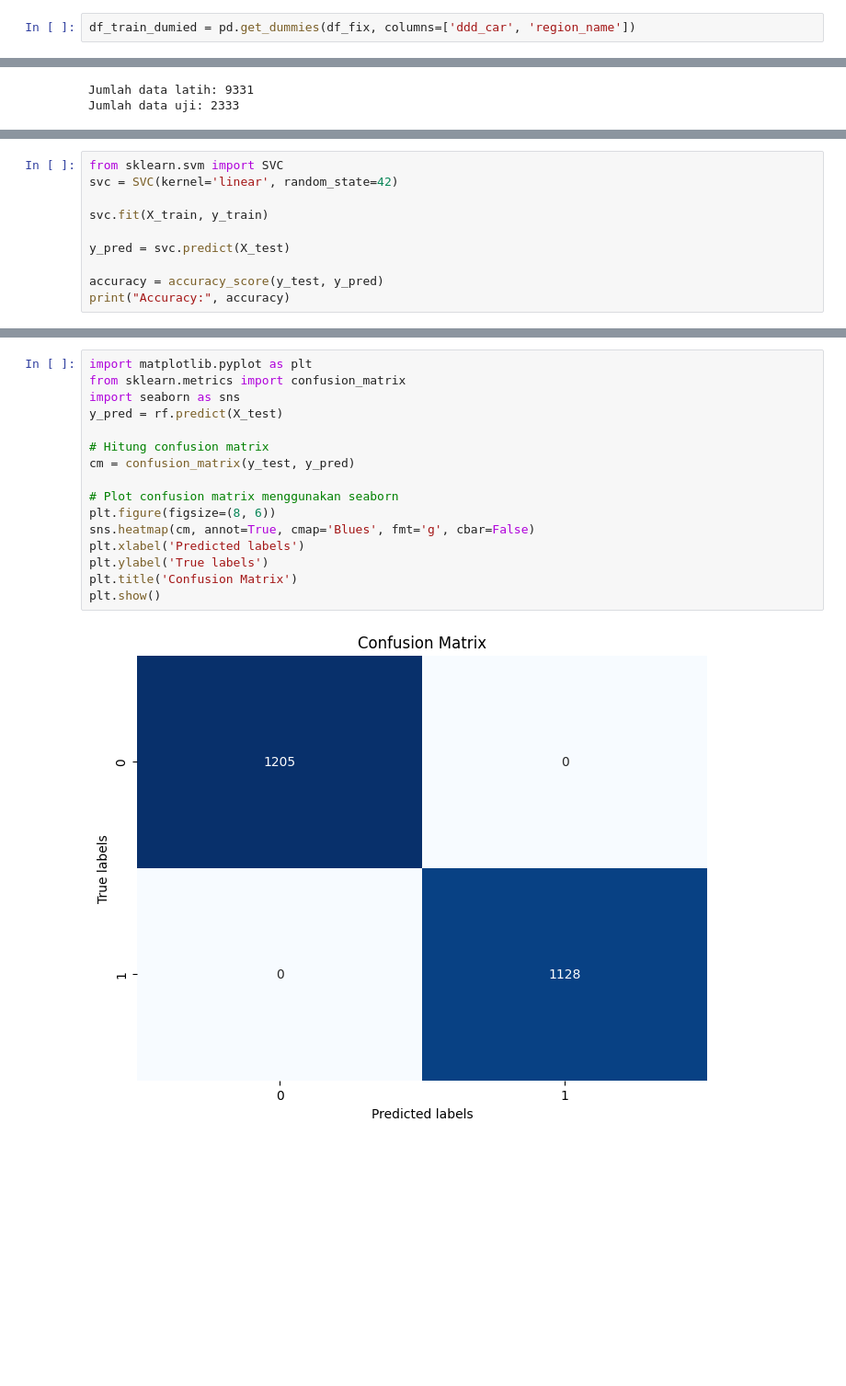
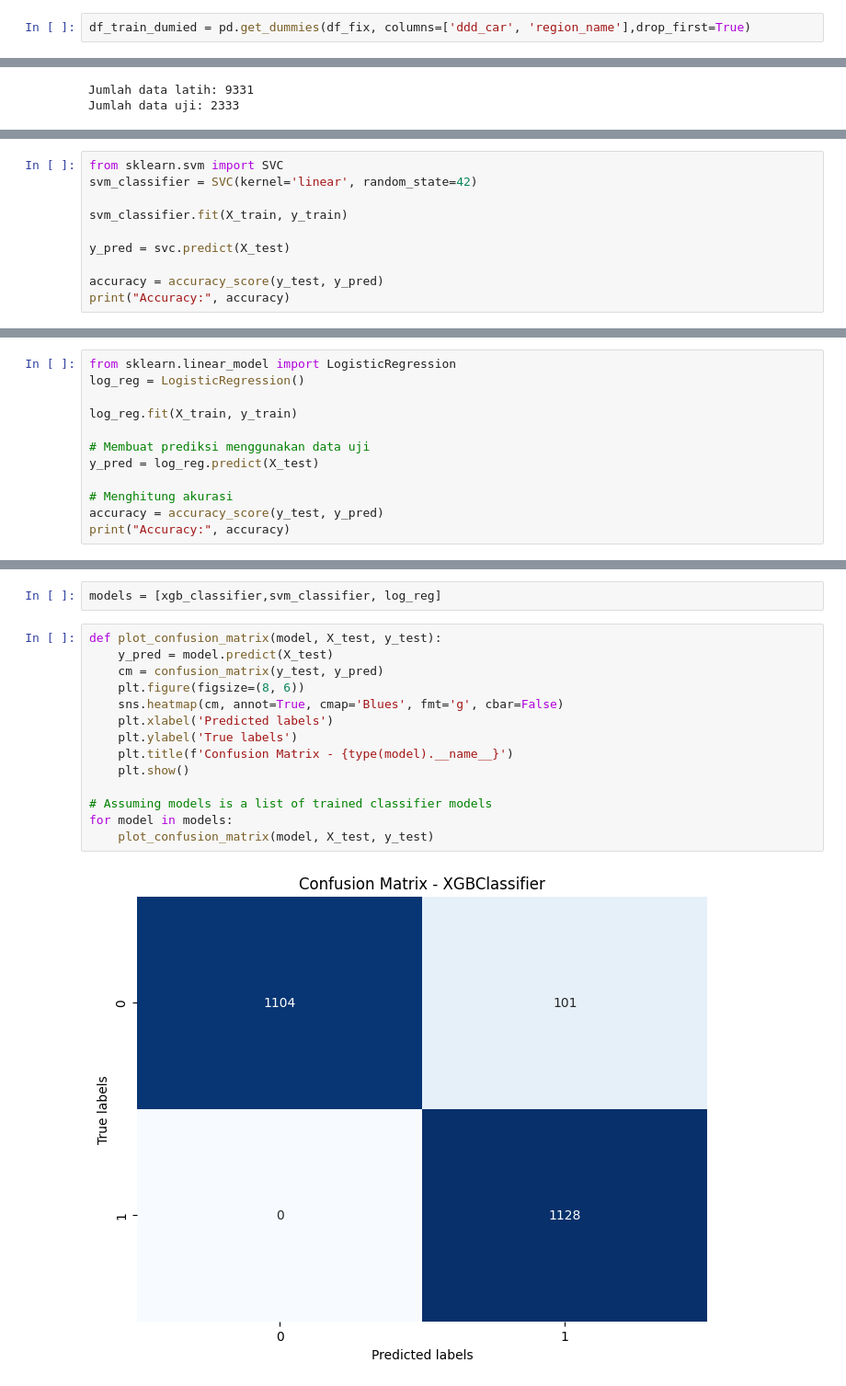
Before and after one commit to Fadhil-hi/Intern-BCC-2024, a Jupyter notebook: Code/models/Model_klasifikasi/model_klasifikasi.ipynb, the cells around one changed output, grey strips where cells are left out. Shown at 92% size. Drawn from its saved outputs; the diff is of its cells as text; blank space fills up the shorter version.

```diff
--- a/Code/models/Model_klasifikasi/model_klasifikasi.ipynb
+++ b/Code/models/Model_klasifikasi/model_klasifikasi.ipynb
@@ -49,5 +51,5 @@ df_target = df_fix['flood']
 # %%
-df_train_dumied = pd.get_dummies(df_fix, columns=['ddd_car', 'region_name'])
+df_train_dumied = pd.get_dummies(df_fix, columns=['ddd_car', 'region_name'],drop_first=True)
 # %%
 df_train_dumied.dtypes
 # %% [output]
@@ -123,8 +115,8 @@ Accuracy: 1.0
 # %%
 from sklearn.svm import SVC
-svc = SVC(kernel='linear', random_state=42)
+svm_classifier = SVC(kernel='linear', random_state=42)
 
-svc.fit(X_train, y_train)
+svm_classifier.fit(X_train, y_train)
 
 y_pred = svc.predict(X_test)
 
@@ -134,0 +127,12 @@ Accuracy: 1.0
+# %%
+from sklearn.linear_model import LogisticRegression
+log_reg = LogisticRegression()
+
+log_reg.fit(X_train, y_train)
+
+# Membuat prediksi menggunakan data uji
+y_pred = log_reg.predict(X_test)
+
+# Menghitung akurasi
+accuracy = accuracy_score(y_test, y_pred)
+print("Accuracy:", accuracy)
@@ -135,18 +148,18 @@ Accuracy: 1.0
+# %%
+models = [xgb_classifier,svm_classifier, log_reg]
 # %%
-import matplotlib.pyplot as plt
-from sklearn.metrics import confusion_matrix
-import seaborn as sns
-y_pred = rf.predict(X_test)
+def plot_confusion_matrix(model, X_test, y_test):
+    y_pred = model.predict(X_test)
+    cm = confusion_matrix(y_test, y_pred)
+    plt.figure(figsize=(8, 6))
+    sns.heatmap(cm, annot=True, cmap='Blues', fmt='g', cbar=False)
+    plt.xlabel('Predicted labels')
+    plt.ylabel('True labels')
+    plt.title(f'Confusion Matrix - {type(model).__name__}')
+    plt.show()
 
-# Hitung confusion matrix
-cm = confusion_matrix(y_test, y_pred)
-
-# Plot confusion matrix menggunakan seaborn
-plt.figure(figsize=(8, 6))
-sns.heatmap(cm, annot=True, cmap='Blues', fmt='g', cbar=False)
-plt.xlabel('Predicted labels')
-plt.ylabel('True labels')
-plt.title('Confusion Matrix')
-plt.show()
+# Assuming models is a list of trained classifier models
+for model in models:
+    plot_confusion_matrix(model, X_test, y_test)
 # %% [output]
-[figure, old version]
+[figure, new version]
```
Also changed, not shown: parts of 12 cells of this notebook, 2 other files.
